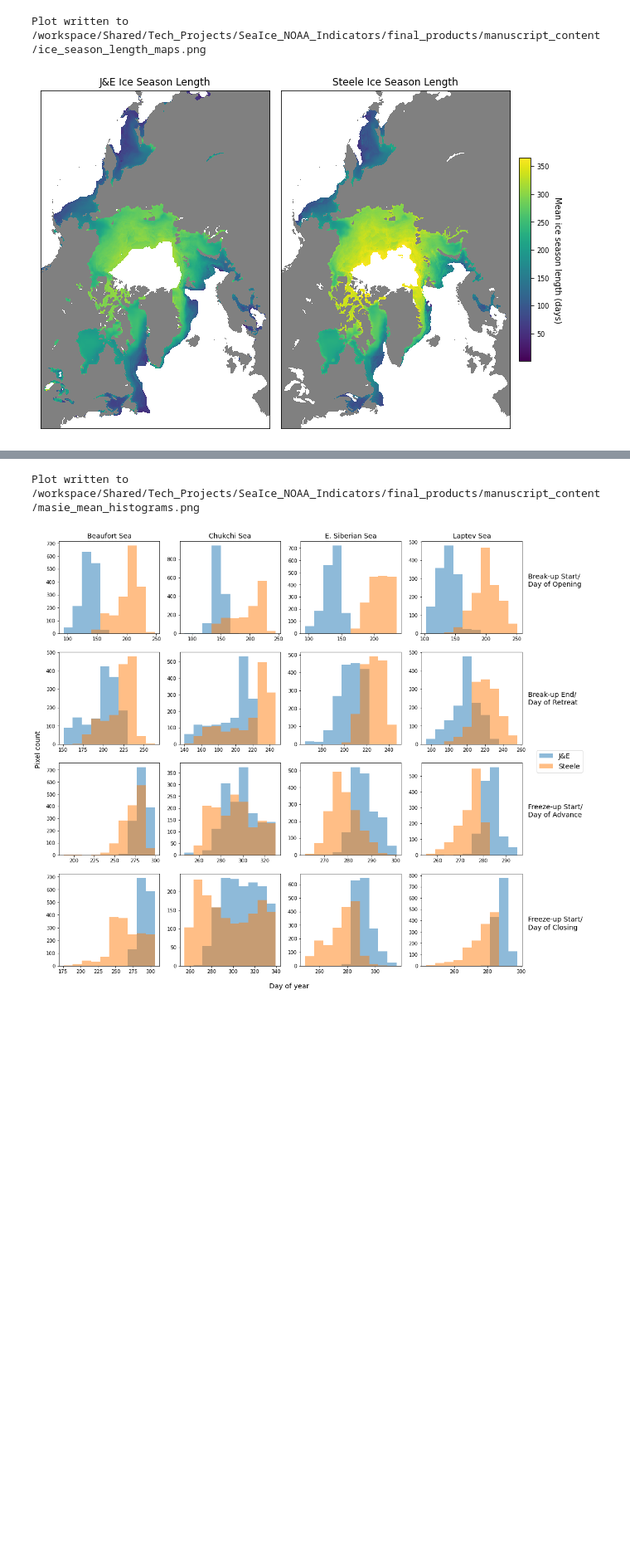
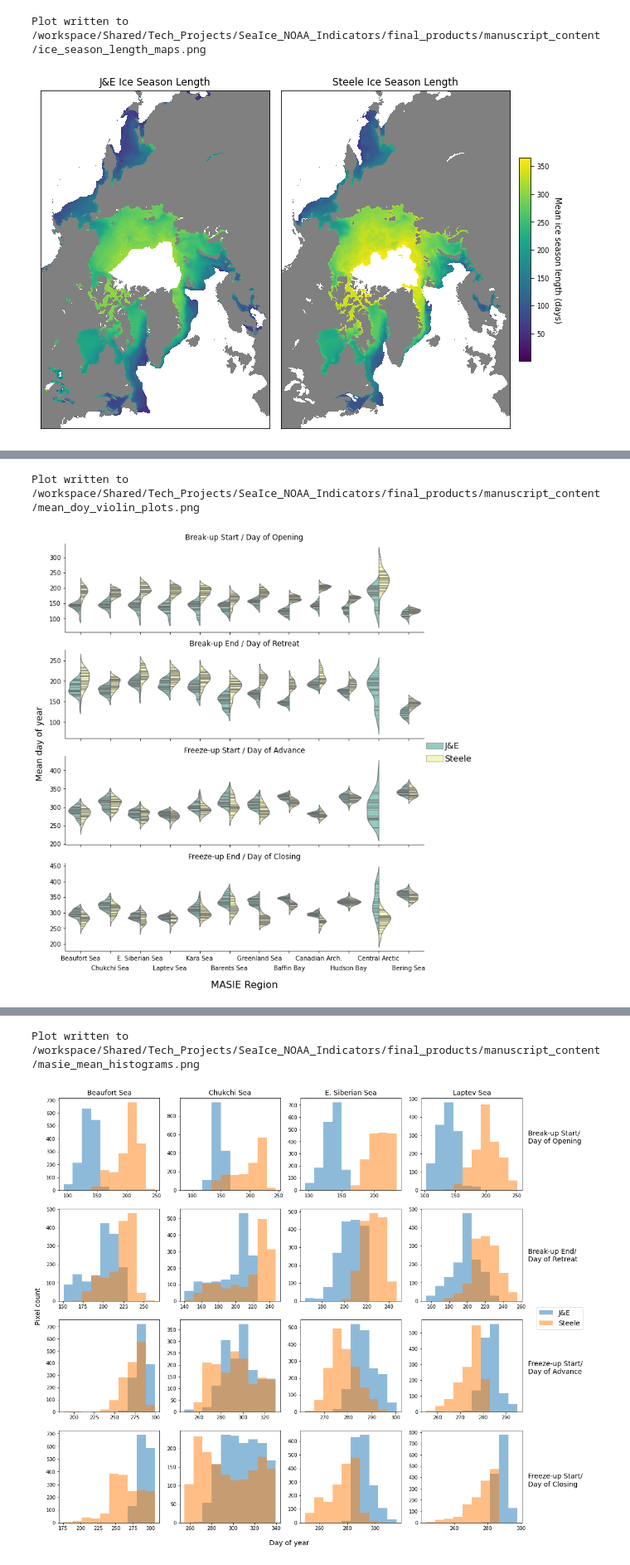
Before and after one commit to ua-snap/seaice_noaa_indicators, a Jupyter notebook: pipeline/manuscript_content.ipynb, the cells around one changed output, grey strips where cells are left out. Shown at 83% size. Drawn from its saved outputs; the diff is of its cells as text; code cells hidden in the pictures; blank space fills up the shorter version.

```diff
--- a/pipeline/manuscript_content.ipynb
+++ b/pipeline/manuscript_content.ipynb
@@ -48,4 +51,10 @@ def assimilate_orac(orac):
         orac[var].values[orac[var].values < 1] = np.nan
 
     return orac
+# %%
+output_dir = Path(os.getenv("OUTPUT_DIR"))
+content_dir = output_dir.joinpath("manuscript_content")
+content_dir.mkdir(exist_ok=True)
+base_dir = Path(os.getenv("BASE_DIR"))
+scratch_dir = Path(os.getenv("SCRATCH_DIR"))
 # %%
@@ -532,0 +447,9 @@ Plot written to /workspace/Shared/Tech_Projects/SeaIce_NOAA_Indicators/final_pro
+# %%
+def concat_dict_lists(di_list1, di_list2):
+    """Concatenate two equal-length lists of single-valued dicts
+    into single list of dicts
+    """
+    for d1, d2 in zip(di_list1, di_list2):
+        d1["mean"] = d2["mean"]
+
+    return di_list1
@@ -532,0 +636,47 @@ Plot written to /workspace/Shared/Tech_Projects/SeaIce_NOAA_Indicators/final_pro
+# %%
+g = sns.catplot(
+    x="region",
+    y="mean_date",
+    hue="group",
+    row="fubu_indicator",
+    kind="violin",
+    data=zs_df,
+    palette="Set3",
+    split=True,
+    inner="stick",
+    linewidth=1,
+    color="black",
+    height=2.5,
+    aspect=3.6,
+    sharey=False,
+    legend=False,
+)
+
+axes = g.axes.flatten()
+titles = [
+    "Break-up Start / Day of Opening",
+    "Break-up End / Day of Retreat",
+    "Freeze-up Start / Day of Advance",
+    "Freeze-up End / Day of Closing",
+]
+for ax, title in zip(axes, titles):
+    ax.set_title(title)
+    ax.set_ylabel("")
+
+
+# offset tick label placement to help display long region names
+for tick in axes[3].xaxis.get_major_ticks()[1::2]:
+    tick.set_pad(20)
+
+axes[3].xaxis.labelpad = 15
+axes[3].xaxis.get_label().set_fontsize(13)
+plt.xlabel("MASIE Region", size=16)
+g.fig.text(-0.01, 0.51, "Mean day of year", va="center", rotation="vertical", fontsize=14)
+g.add_legend(title="", fontsize=14, bbox_to_anchor=(1, 0.49), loc="right", handletextpad=0.2)
+
+g.fig.set_size_inches(10, 10)
+
+save_fig(content_dir.joinpath("mean_doy_violin_plots.png"))
+# %% [output]
+Plot written to /workspace/Shared/Tech_Projects/SeaIce_NOAA_Indicators/final_products/manuscript_content/mean_doy_violin_plots.png
+[figure, added]
```
Also changed, not shown: parts of 64 cells of this notebook.
